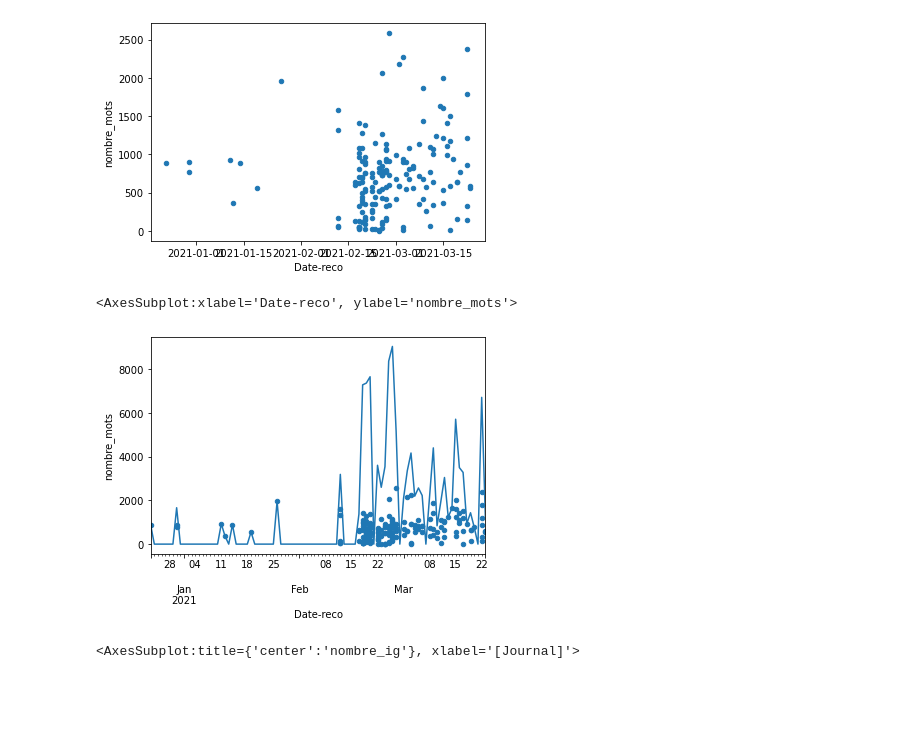
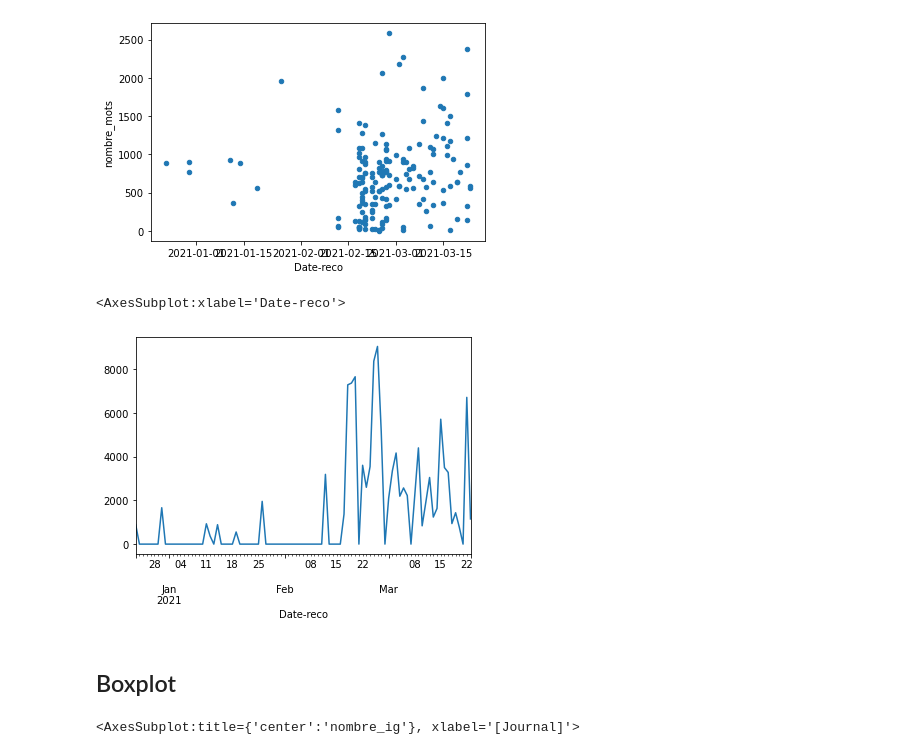
Before and after one commit to pyshs/Formation-UNIL-2021-printemps, a Jupyter notebook: Séance 3B - Visualisations et statistiques descriptives.ipynb, the cells around one changed output. Saved outputs shown, nothing was run; the diff lists cells and outputs as text; code cells hidden in the pictures; blank space fills up the shorter version.

```diff
--- a/Séance 3B - Visualisations et statistiques descriptives.ipynb
+++ b/Séance 3B - Visualisations et statistiques descriptives.ipynb
@@ -114,13 +116,13 @@ data.plot.scatter('Date-reco', 'nombre_mots')
 [figure]
 # %%
 d2 = data.set_index('Date-reco')
-# %%
-import matplotlib.pyplot as plt
-fig, ax = plt.subplots()
-d2['nombre_mots'].resample('d').sum().plot(ax=ax)
-# %% [output]
-<AxesSubplot:xlabel='Date-reco', ylabel='nombre_mots'>
-[figure, removed]
+# %%
+d2['nombre_mots'].resample('d').sum().plot()
+# %% [output]
+<AxesSubplot:xlabel='Date-reco'>
+[figure, added]
+# %% [markdown]
+## Boxplot
 # %%
 data.boxplot(column=['nombre_ig'], by=['Journal'], rot=45)
 # %% [output]
```
Also changed, not shown: parts of 10 cells of this notebook.
